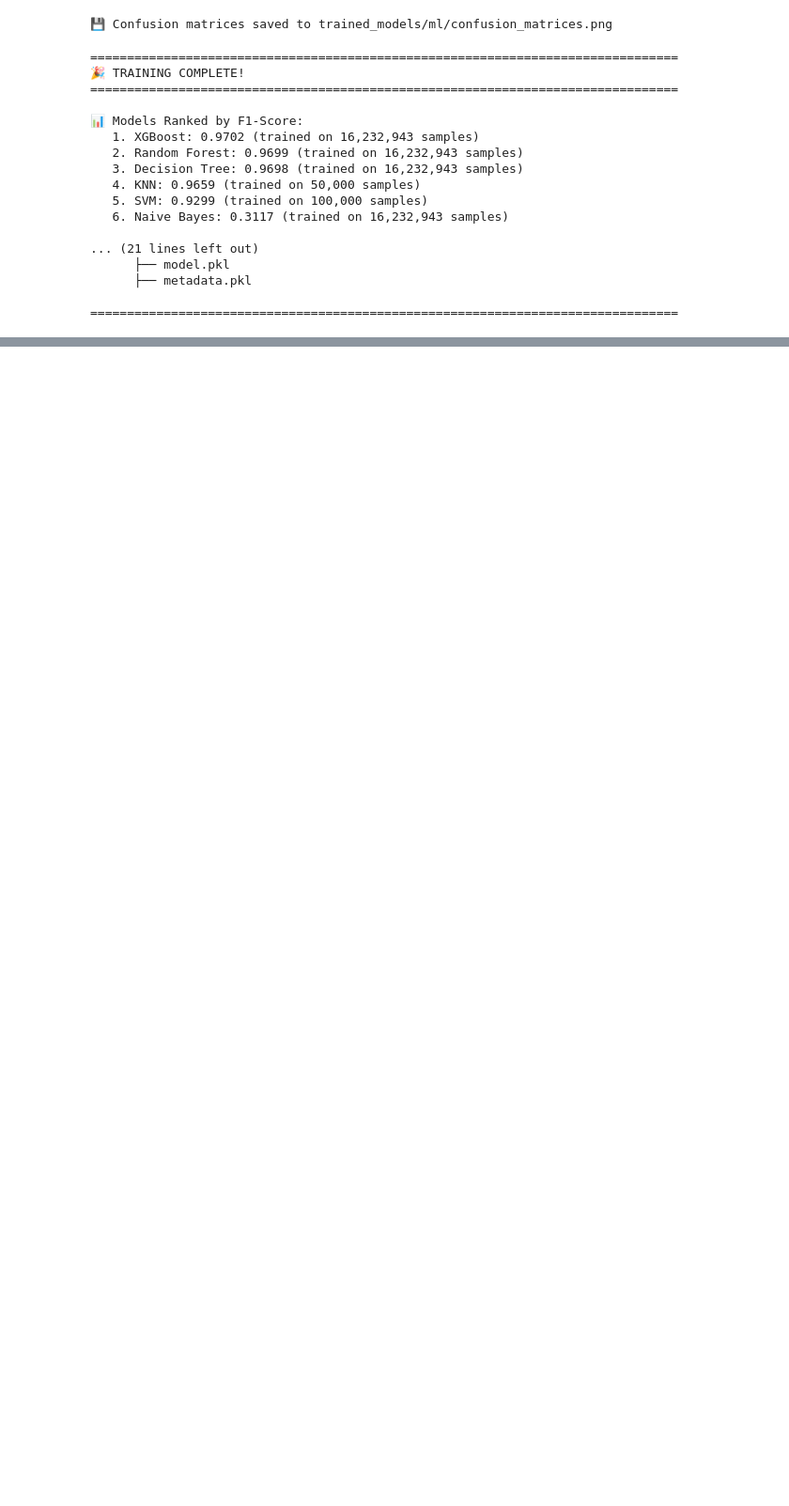
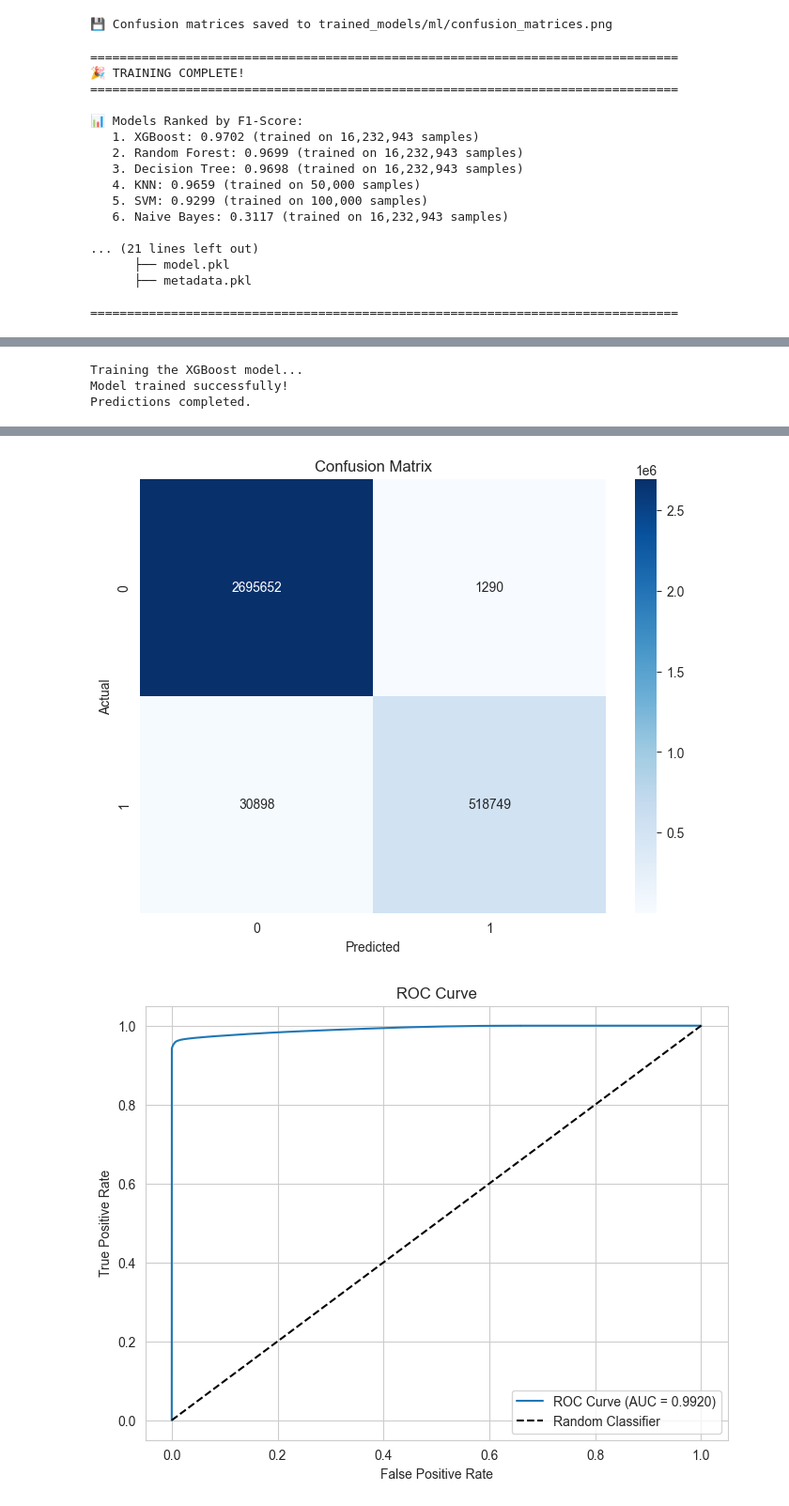
Before and after one commit to zied42/IDS_PCD, a Jupyter notebook: ML_Training_Testing_Dynamic.ipynb, the cells around one changed output, grey strips where cells are left out. Shown at 94% size. Saved outputs shown, nothing was run; the diff lists cells and outputs as text; code cells hidden in the pictures; blank space fills up the shorter version.

```diff
--- a/ML_Training_Testing_Dynamic.ipynb
+++ b/ML_Training_Testing_Dynamic.ipynb
@@ -765,0 +838,72 @@ print("\n" + "="*80)
+# %%
+# Assuming X_train, y_train, and X_test are already defined in previous cells
+
+# 1. Initialize the model
+from xgboost import XGBClassifier
+xgb_model = XGBClassifier(random_state=42)
+
+# 2. Fit the model (This is the missing step causing the error)
+print("Training the XGBoost model...")
+xgb_model.fit(X_train, y_train)
+print("Model trained successfully!")
+
+# 3. Now you can safely run your prediction code
+y_pred = xgb_model.predict(X_test)
+y_proba = xgb_model.predict_proba(X_test)[:, 1]
+
+# Proceed with evaluation
+print("Predictions completed.")
+# %% [output]
+Training the XGBoost model...
+Model trained successfully!
+Predictions completed.
+# %%
+# 8. DETAILED FALSE POSITIVE & FALSE NEGATIVE ANALYSIS# 4. Evaluate the model performance
+from sklearn.metrics import accuracy_score, classification_report, confusion_matrix, roc_auc_score, roc_curve
+import matplotlib.pyplot as plt
+import seaborn as sns
+
+# Calculate accuracy
+accuracy = accuracy_score(y_test, y_pred)
+print(f"\nModel Accuracy: {accuracy:.4f}")
+
+# ROC-AUC Score
+roc_auc = roc_auc_score(y_test, y_proba)
+print(f"ROC-AUC Score: {roc_auc:.4f}")
+
+# Classification Report
+print("\nClassification Report:")
+print(classification_report(y_test, y_pred))
+
+# 5. Confusion Matrix
+plt.figure(figsize=(8, 6))
+cm = confusion_matrix(y_test, y_pred)
+sns.heatmap(cm, annot=True, fmt='d', cmap='Blues')
+plt.title('Confusion Matrix')
+plt.ylabel('Actual')
+plt.xlabel('Predicted')
+plt.show()
+
+# 6. ROC Curve
+plt.figure(figsize=(8, 6))
+fpr, tpr, thresholds = roc_curve(y_test, y_proba)
+plt.plot(fpr, tpr, label=f'ROC Curve (AUC = {roc_auc:.4f})')
+plt.plot([0, 1], [0, 1], 'k--', label='Random Classifier')
+plt.xlabel('False Positive Rate')
+plt.ylabel('True Positive Rate')
+plt.title('ROC Curve')
+plt.legend()
+plt.grid(True)
+plt.show()
+
+# 7. Feature Importance (Top 10)
+plt.figure(figsize=(10, 6))
+feature_importance = xgb_model.feature_importances_
+feature_names = X_train.columns if hasattr(X_train, 'columns') else [f'Feature {i}' for i in range(len(feature_importance))]
+importance_df = pd.DataFrame({'Feature': feature_names, 'Importance': feature_importance})
+importance_df = importance_df.sort_values('Importance', ascending=False).head(10)
+sns.barplot(data=importance_df, x='Importance', y='Feature')
+plt.title('Top 10 Feature Importances')
+plt.tight_layout()
+plt.show()
+# %% [output]
@@ -765,0 +922,2 @@ print("\n" + "="*80)
+[figure, added]
+[figure, added]
```
Also changed, not shown: parts of 11 cells of this notebook, 8 other files.
